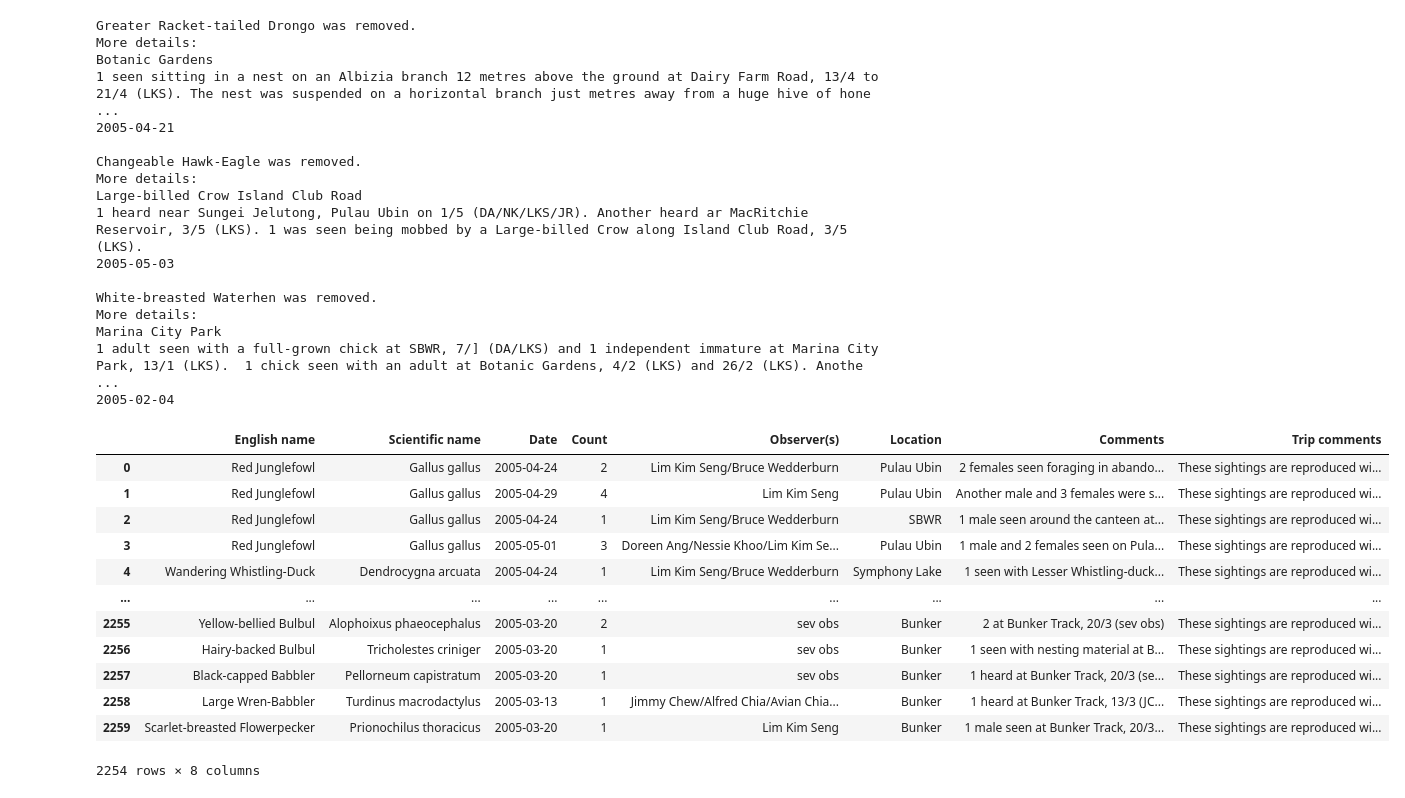
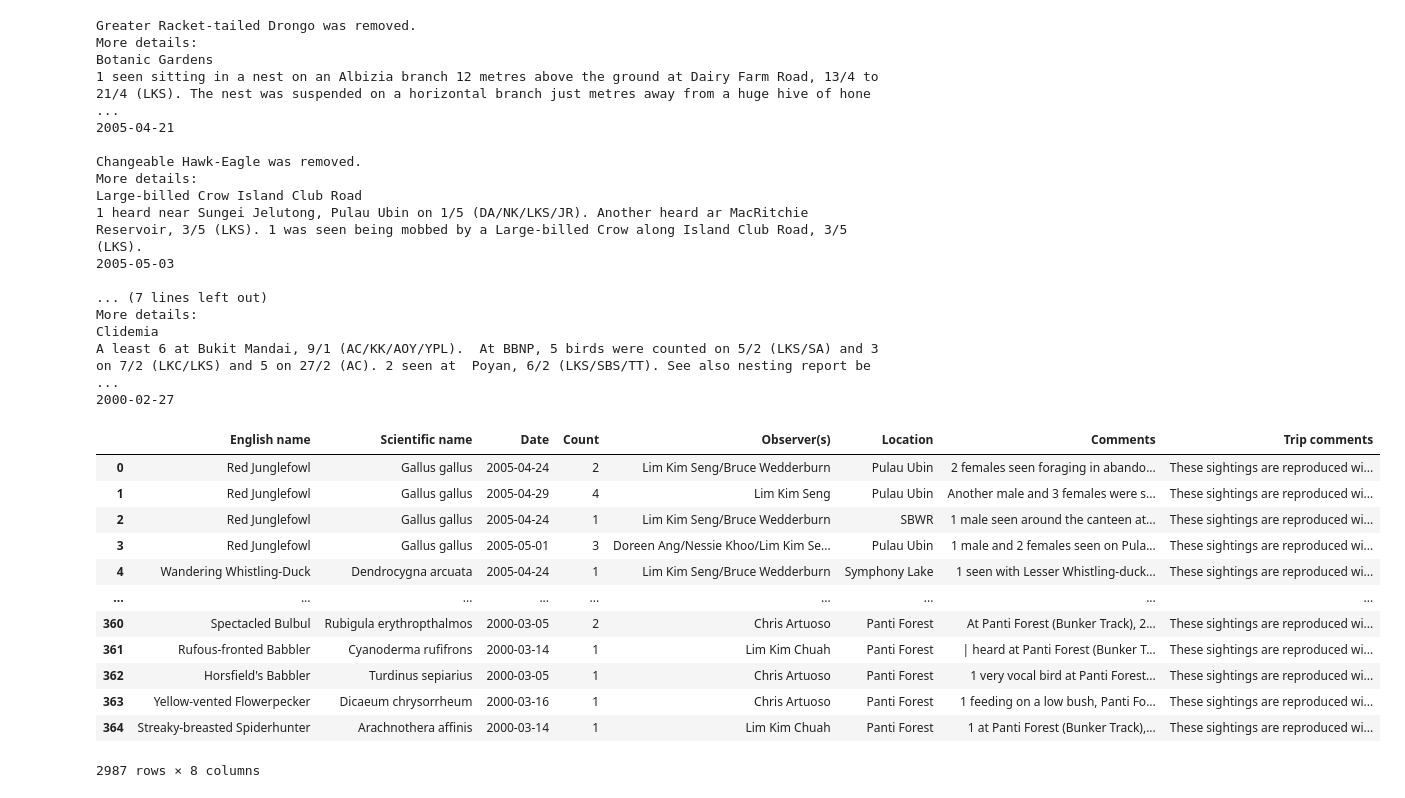
Before and after one commit to raghav-n/singapore-avi-ebird, a Jupyter notebook: scraper.ipynb, the cells around one changed output. Drawn from its saved outputs; the diff is of its cells as text; code cells hidden in the pictures.

```diff
--- a/scraper.ipynb
+++ b/scraper.ipynb
@@ -65,7 +65,7 @@ from google.colab import data_table
 
 tqdm = partial(tqdm, position=0, leave=True)
 
-images = convert_from_bytes(open('/content/3d428c84-fAvi_2006_19_4.pdf', 'rb').read())
+images = convert_from_bytes(open('/7f6f74f5-7Avi_2000_14_1.pdf', 'rb').read())
 
 text = ''
 
@@ -73,7 +73,7 @@ contains = re.compile(r'((?:[A-Z][a-z]+ )+\(([A-Z ]+)\))')
 
 nu = 0
 
-for i in tqdm(images[3:4]): # include the contributors page!
+for i in tqdm(images[2:24]): # include the contributors page!
   open_cv_image = np.array(i)
   img = open_cv_image[:, :, ::-1].copy()
   img = cv2.resize(img, None, fx=1.5, fy=1.5, interpolation=cv2.INTER_CUBIC)
@@ -335,9 +394,6 @@ tqdm.pandas()
 # a_file = open("cachedeng.pkl", "wb")
 # pickle.dump(cachedeng, a_file)
 # a_file.close()
-
-LINKS = [f'These sightings are reproduced with permission from Vol 19 No {i+1} of Singapore Avifauna, which was published originally by Nature Society (Singapore).\
-           The original report is available at https://nss.org.sg/report.aspx.' for i in range(4)]
 
 overrides = {
     "Lonchura molucca": "Lonchura atricapilla",
@@ -408,6 +464,19 @@ def get(spname):
   clear_output()
   return (vsci, veng)
 
+def expand(obser):
+  if type(obser) == str:
+    obser = obser[1:-1]
+  else:
+    return None
+  text = []
+  for o in obser.split('/'):
+    try:
+      text.append(contribs[o.replace(' ', '')].strip())
+    except:
+      text.append(o)
+  return '/'.join(text)
+
 def optimum(spname, scieng):
   global done
   done += 1
@@ -425,16 +494,22 @@ def optimum(spname, scieng):
 
 made = make_df([i for i in spdata2 if type(i) == Sighting])
 made["Comments"] = made["Species"].apply(lambda i: spdata[i].strip())
+made["Observer(s)"] = made["Observer"].apply(expand)
 
 df = pd.concat([df_in, made])
-#df = df_in
+# df = df_in
+
+YEAR = 0
 
 def dt(row):
+  global YEAR
   d = row["Date"]
   if type(d) == str:
     try:
       if d.count('/') == 1:
-        return datetime(year=2005,month=int(d.split("/")[1]),day=int(d.split("/")[0]))
+        if YEAR == 0:
+          YEAR = int(input("What year were the added sightings seen in?\n").strip())
+        return datetime(year=YEAR,month=int(d.split("/")[1]),day=int(d.split("/")[0]))
       elif d.count('/') == 2:
         return datetime(year=int(d.split("/")[2]),month=int(d.split("/")[0]),day=int(d.split("/")[1]))
       if d.count('-') == 2:
@@ -444,23 +519,13 @@ def dt(row):
   else:
     return d
 
-def expand(obs):
-  obs = obs[1:-1]
-  text = []
-  for o in obs.split('/'):
-    try:
-      text.append(contribs[o.replace(' ', '')].strip())
-    except:
-      text.append(o)
-  return '/'.join(text)
 
 df["Date"] = df.apply(dt,axis=1)
 
 datafile["Pair"] = datafile["Pair"].apply(lambda i: i.lower())
 df["English name"] = df["Species"].progress_apply(lambda i: optimum(i, 'eng'))
 df["Scientific name"] = df["Species"].apply(lambda i: optimum(i, 'sci'))
-df["Count"] = df["Count"].apply(lambda i: "X" if i == 1111 else i)
-df["Observer(s)"] = df["Observer"].apply(expand)
+df["Count"] = df["Count"].apply(lambda i: "X" if i == 1111 or i == 111 else i)
 
 df = df[~(df["Date"]==None)]
 
@@ -494,9 +559,7 @@ def process(item):
     raise
 
   month = d.strftime("%m").lstrip("0")
-
   dynamic_regex = re.compile(date + ' ?/ ?' + month)
-
   a = []
 
   for i in item.Comments.split('.'):
@@ -517,55 +580,59 @@ def process(item):
     a = "None"
 
   item[-1] = a
+  return item
 
-  return item
+def trip(i):
+  vol = i.year - 1986
+  return f'These sightings are reproduced with permission from Volume {vol} of Singapore Avifauna, which was published originally by Nature Society (Singapore).\
+            The original report is available at https://nss.org.sg/report.aspx.'
 
 df_display = df_display.apply(process, axis=1)
 df_display = df_display[df_display["Comments"] != "None"]
-df_display["Trip comments"] = df_display["Date"].apply(lambda i: LINKS[int((i.month-1)/3)])
+df_display["Trip comments"] = df_display["Date"].apply(trip)
 
 df_display = df_display.drop_duplicates()
 
 df_in = df.copy(deep=True)
 
 df[cols2].to_csv("content/df (10).csv", index=False)
 # files.download("content/df (10).csv")
 
 df_display.to_csv("content/output.csv", index=False)
 # files.download("content/output.csv")
 
 data_table.DataTable(df_display, include_index=False)
 # %% [output]
 Greater Racket-tailed Drongo was removed.
 More details:
 Botanic Gardens
 1 seen sitting in a nest on an Albizia branch 12 metres above the ground at Dairy Farm Road, 13/4 to 21/4 (LKS). The nest was suspended on a horizontal branch just metres away from a huge hive of hone ...
 2005-04-21
 
 Changeable Hawk-Eagle was removed.
 More details:
 Large-billed Crow Island Club Road
 1 heard near Sungei Jelutong, Pulau Ubin on 1/5 (DA/NK/LKS/JR). Another heard ar MacRitchie Reservoir, 3/5 (LKS). 1 was seen being mobbed by a Large-billed Crow along Island Club Road, 3/5  (LKS).
 2005-05-03
 
-White-breasted Waterhen was removed.
+... (7 lines left out)
 More details:
-Marina City Park
-1 adult seen with a full-grown chick at SBWR, 7/] (DA/LKS) and 1 independent immature at Marina City  Park, 13/1 (LKS).  1 chick seen with an adult at Botanic Gardens, 4/2 (LKS) and 26/2 (LKS). Anothe ...
-2005-02-04
+Clidemia
+A least 6 at Bukit Mandai, 9/1 (AC/KK/AOY/YPL).  At BBNP, 5 birds were counted on 5/2 (LKS/SA) and 3 on 7/2 (LKC/LKS) and 5 on 27/2 (AC). 2 seen at  Poyan, 6/2 (LKS/SBS/TT). See also nesting report be ...
+2000-02-27
 |  | English name | Scientific name | Date | Count | Observer(s) | Location | Comments | Trip comments |
 | 0 | Red Junglefowl | Gallus gallus | 2005-04-24 | 2 | Lim Kim Seng/Bruce Wedderburn | Pulau Ubin | 2 females seen foraging in abando... | These sightings are reproduced wi... |
 | 1 | Red Junglefowl | Gallus gallus | 2005-04-29 | 4 | Lim Kim Seng | Pulau Ubin | Another male and 3 females were s... | These sightings are reproduced wi... |
 | 2 | Red Junglefowl | Gallus gallus | 2005-04-24 | 1 | Lim Kim Seng/Bruce Wedderburn | SBWR | 1 male seen around the canteen at... | These sightings are reproduced wi... |
 | 3 | Red Junglefowl | Gallus gallus | 2005-05-01 | 3 | Doreen Ang/Nessie Khoo/Lim Kim Se... | Pulau Ubin | 1 male and 2 females seen on Pula... | These sightings are reproduced wi... |
 | 4 | Wandering Whistling-Duck | Dendrocygna arcuata | 2005-04-24 | 1 | Lim Kim Seng/Bruce Wedderburn | Symphony Lake | 1 seen with Lesser Whistling-duck... | These sightings are reproduced wi... |
 | ... | ... | ... | ... | ... | ... | ... | ... | ... |
-| 2255 | Yellow-bellied Bulbul | Alophoixus phaeocephalus | 2005-03-20 | 2 | sev obs | Bunker | 2 at Bunker Track, 20/3 (sev obs) | These sightings are reproduced wi... |
-| 2256 | Hairy-backed Bulbul | Tricholestes criniger | 2005-03-20 | 1 | sev obs | Bunker | 1 seen with nesting material at B... | These sightings are reproduced wi... |
-| 2257 | Black-capped Babbler | Pellorneum capistratum | 2005-03-20 | 1 | sev obs | Bunker | 1 heard at Bunker Track, 20/3 (se... | These sightings are reproduced wi... |
-| 2258 | Large Wren-Babbler | Turdinus macrodactylus | 2005-03-13 | 1 | Jimmy Chew/Alfred Chia/Avian Chia... | Bunker | 1 heard at Bunker Track, 13/3 (JC... | These sightings are reproduced wi... |
-| 2259 | Scarlet-breasted Flowerpecker | Prionochilus thoracicus | 2005-03-20 | 1 | Lim Kim Seng | Bunker | 1 male seen at Bunker Track, 20/3... | These sightings are reproduced wi... |
+| 360 | Spectacled Bulbul | Rubigula erythropthalmos | 2000-03-05 | 2 | Chris Artuoso | Panti Forest | At Panti Forest (Bunker Track), 2... | These sightings are reproduced wi... |
+| 361 | Rufous-fronted Babbler | Cyanoderma rufifrons | 2000-03-14 | 1 | Lim Kim Chuah | Panti Forest | | heard at Panti Forest (Bunker T... | These sightings are reproduced wi... |
+| 362 | Horsfield's Babbler | Turdinus sepiarius | 2000-03-05 | 1 | Chris Artuoso | Panti Forest | 1 very vocal bird at Panti Forest... | These sightings are reproduced wi... |
+| 363 | Yellow-vented Flowerpecker | Dicaeum chrysorrheum | 2000-03-16 | 1 | Chris Artuoso | Panti Forest | 1 feeding on a low bush, Panti Fo... | These sightings are reproduced wi... |
+| 364 | Streaky-breasted Spiderhunter | Arachnothera affinis | 2000-03-14 | 1 | Lim Kim Chuah | Panti Forest | 1 at Panti Forest (Bunker Track),... | These sightings are reproduced wi... |
-2254 rows × 8 columns
+2987 rows × 8 columns
 # %%
 ### COPY TO DRIVE
 
```
Also changed, not shown: parts of 4 cells of this notebook.
